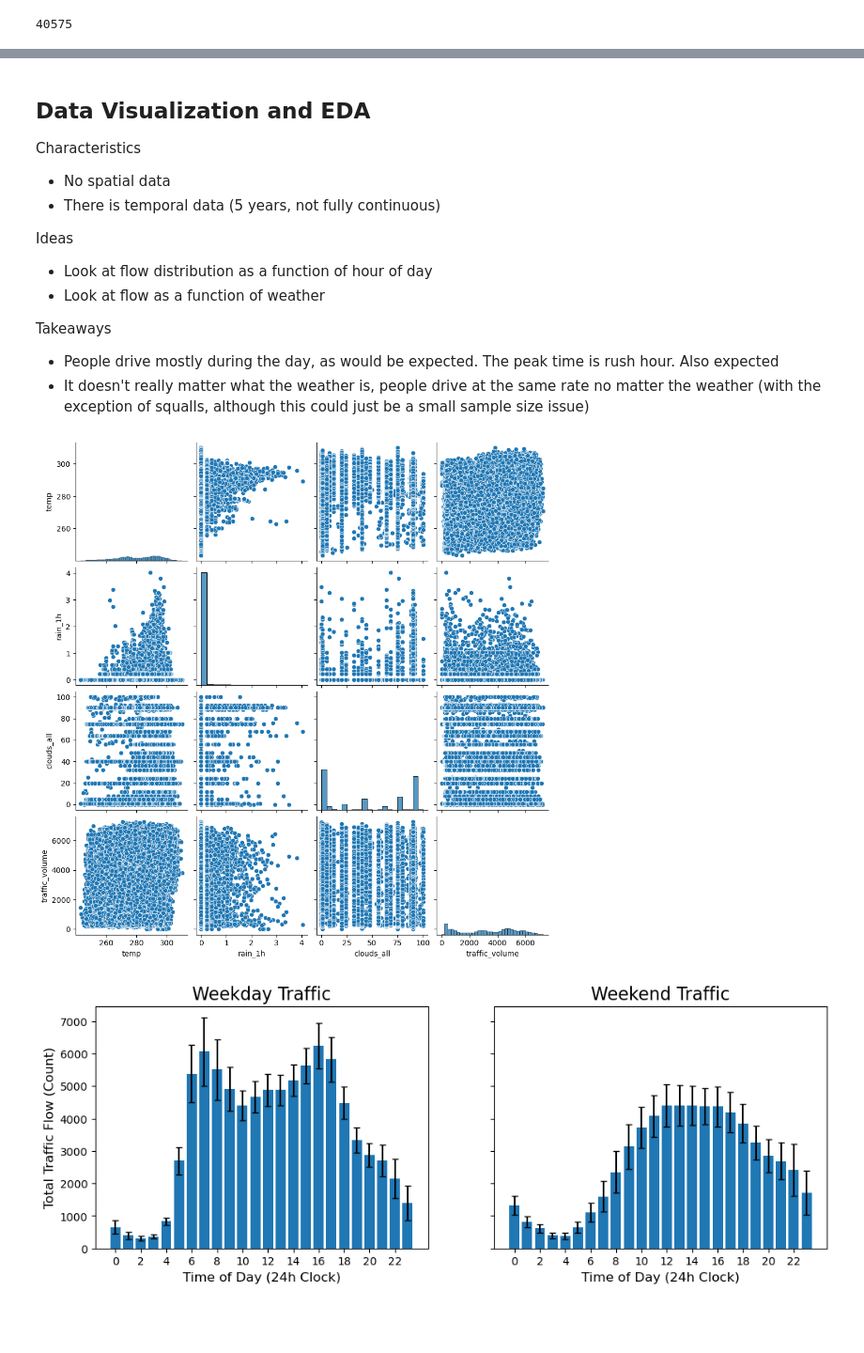
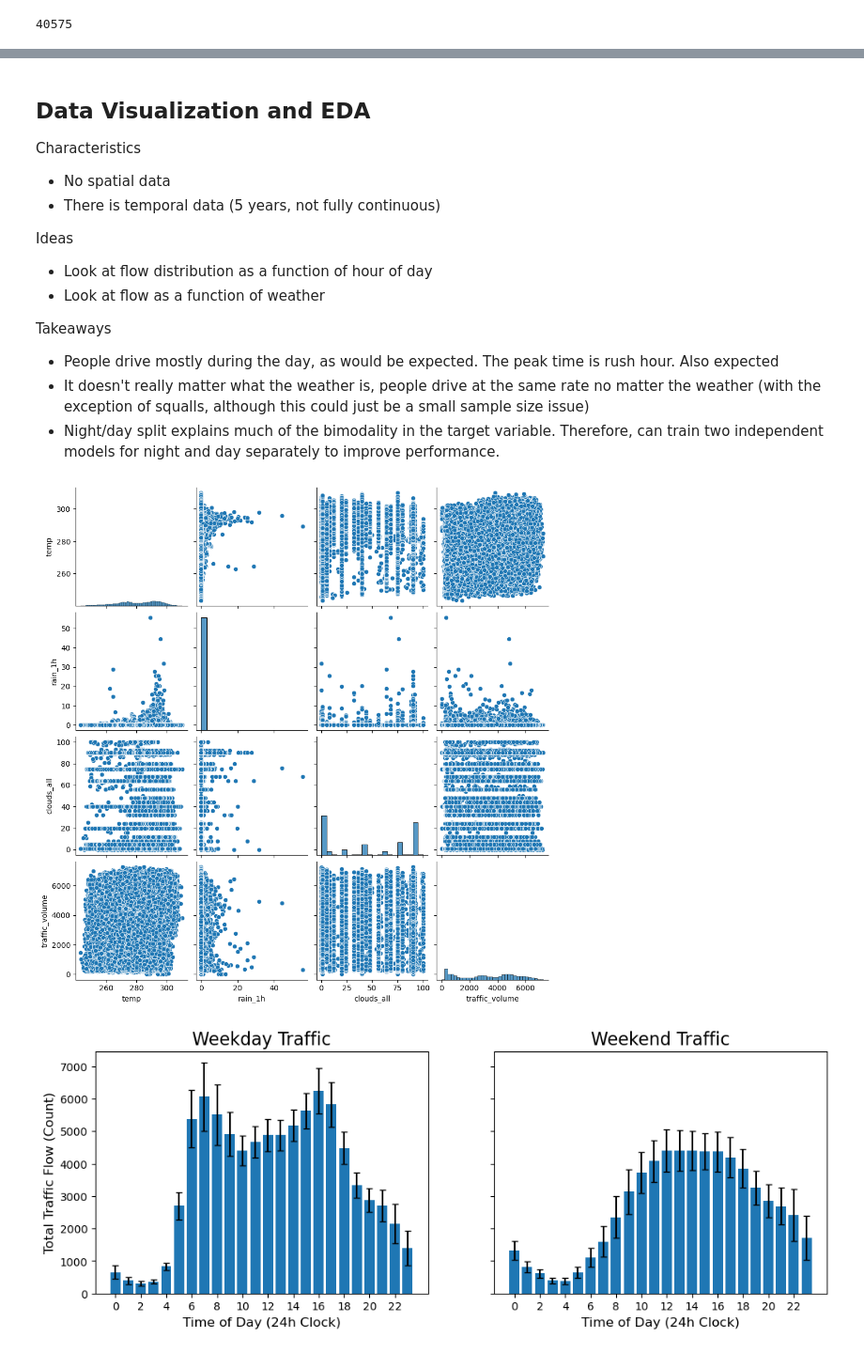
Before and after one commit to marshineer/SimpleRegression, a Jupyter notebook: traffic_flow_analysis.ipynb, the cells around one changed output, grey strips where cells are left out. Shown at 94% size. Saved outputs shown, nothing was run; the diff lists cells and outputs as text; code cells hidden in the pictures; blank space fills up the shorter version.

Commit message:
Trained models. Updated .gitignore. Added deep learning.

```diff
--- a/traffic_flow_analysis.ipynb
+++ b/traffic_flow_analysis.ipynb
@@ -194,7 +202,7 @@ for temp_inds in missing_ranges:
     t1 = data.temp.iloc[temp_inds[0] - 1]
     t2 = data.temp.iloc[temp_inds[-1] + 1]
     new_temps = np.linspace(t1, t2, len(temp_inds) + 2)[1:-1]
-    data.temp.iloc[temp_inds] = new_temps
+    data.temp.iloc[temp_inds.tolist()] = new_temps
 
 # # Display the data points before and after the missing temperatures
 # for temp_range in missing_ranges:
@@ -307,8 +336,8 @@ cat_data, n_cat_col = BinaryEncoder(clean_data, cat_cols)
 # display(data.head(n=10))
 # %%
 # Encode the hour and day features using cyclical encoding
-cyc_cols = ['hour']
-cyc_data, n_cyc_col = CyclicalEncoder(clean_data, cyc_cols)
+hr_cols = ['hour']
+hr_data, n_cyc_col = CyclicalEncoder(clean_data, hr_cols)
 
 # Must encode year manually due to missing data
 day_enc = np.zeros((len(clean_data), 2))
@@ -335,8 +364,9 @@ n_enc_col = n_cat_col + n_cyc_col + 2
 # display(data.head(n=10))
 # %%
 # Concatenate the data and drop all the columns that are no longer required
-enc_data = pd.concat([day_data, cyc_data, cat_data, holi_data], axis=1)
-pp_data = enc_data.drop(columns=cat_cols + cyc_cols + ['date_time', 'day_of_week', 'day_of_year', 'year'])
+enc_data = pd.concat([day_data, hr_data, cat_data, holi_data], axis=1)
+pp_data = enc_data.drop(columns=cat_cols + hr_cols + ['date_time', 'day_of_week', 'day_of_year', 'year'])
+# pp_data = enc_data.drop(columns=cat_cols + hr_cols + ['date_time', 'day_of_week', 'day_of_year', 'year', 'rain_1h'])
 # %%
 # Scale the skewed rain feature using a log transform
 pp_data['rain_1h'] = np.log(pp_data['rain_1h'] + 1)
@@ -367,12 +403,15 @@ Ideas
 Takeaways
 - People drive mostly during the day, as would be expected. The peak time is rush hour. Also expected
 - It doesn't really matter what the weather is, people drive at the same rate no matter the weather (with the exception of squalls, although this could just be a small sample size issue)
+- Night/day split explains much of the bimodality in the target variable. Therefore, can train two independent models for night and day separately to improve performance.
 # %%
-# Visualize the data
-sns.pairplot(pp_data.iloc[:, n_enc_col:]);
+# Visualize the continuous numerical data
+num_data = pp_data.iloc[:, n_enc_col:]
+# num_data = enc_data.drop(columns=cat_cols + ['date_time', 'day_of_week', 'day_of_year', 'year']).iloc[:, n_enc_col:]
+sns.pairplot(num_data);
 plt.show()
 # %% [output]
-[figure, old version]
+[figure, new version]
 # %%
 # # Plot the traffic volume distribution by hour
 # m_len = len(clean_data.month.unique())
```
Also changed, not shown: parts of 39 cells of this notebook, 1 other file.
